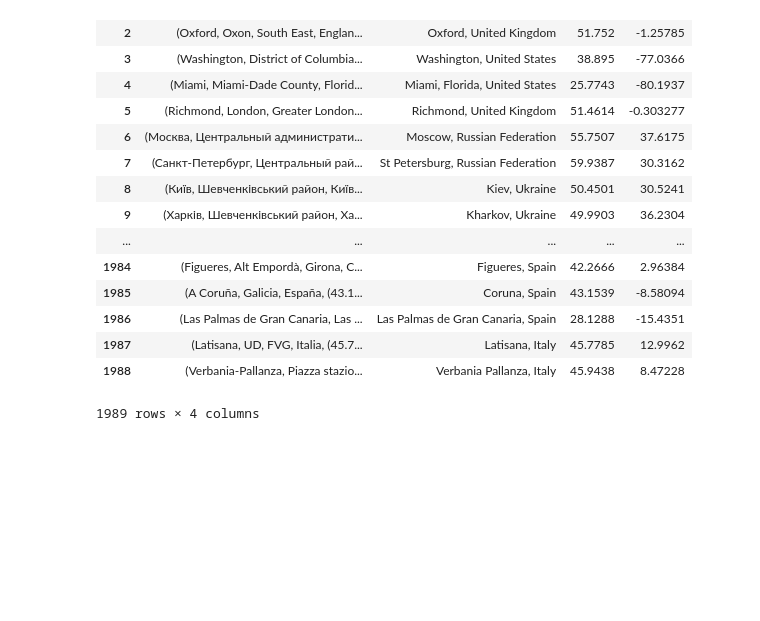
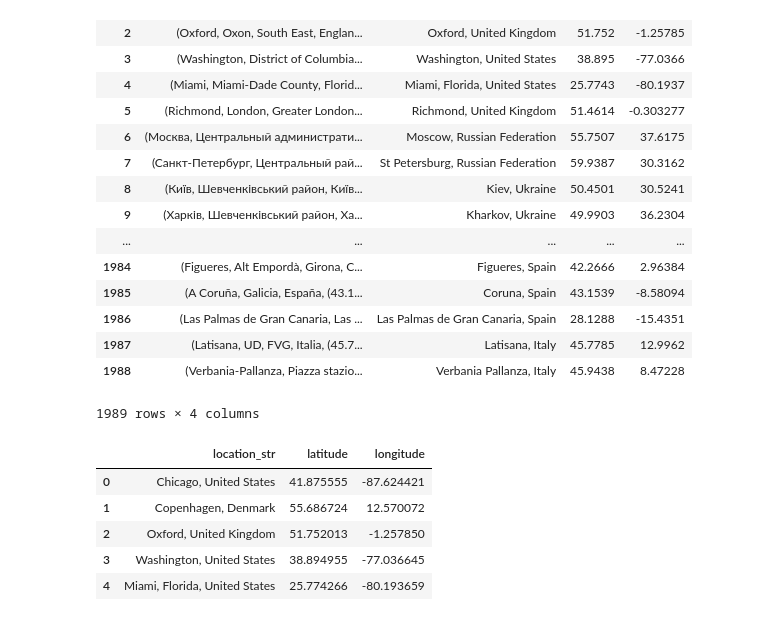
Before and after one commit to Tingting-Chang/painting-classifier, a Jupyter notebook: map.ipynb, the cells around one changed output. Cells and saved outputs as stored; diff of their text form; code cells hidden in the pictures; blank space fills up the shorter version.

```diff
--- a/map.ipynb
+++ b/map.ipynb
@@ -177,3 +185,14 @@ locations_df['latitude'] = locations_df['geolocation'].apply(lambda x: x.latitud
 locations_df['longitude'] = locations_df['geolocation'].apply(lambda x: x.longitude if x is not None else None, 0)
 # %%
 locations_df.drop('geolocation', axis = 1).to_csv('data/geolocation_map.csv', index=False)
+# %%
+locations_df = pd.read_csv('data/geolocation_map.csv')
+# %%
+locations_df.head()
+# %% [output]
+|  | location_str | latitude | longitude |
+| 0 | Chicago, United States | 41.875555 | -87.624421 |
+| 1 | Copenhagen, Denmark | 55.686724 | 12.570072 |
+| 2 | Oxford, United Kingdom | 51.752013 | -1.257850 |
+| 3 | Washington, United States | 38.894955 | -77.036645 |
+| 4 | Miami, Florida, United States | 25.774266 | -80.193659 |
```
Also changed, not shown: parts of 15 cells of this notebook, 5 other files.
